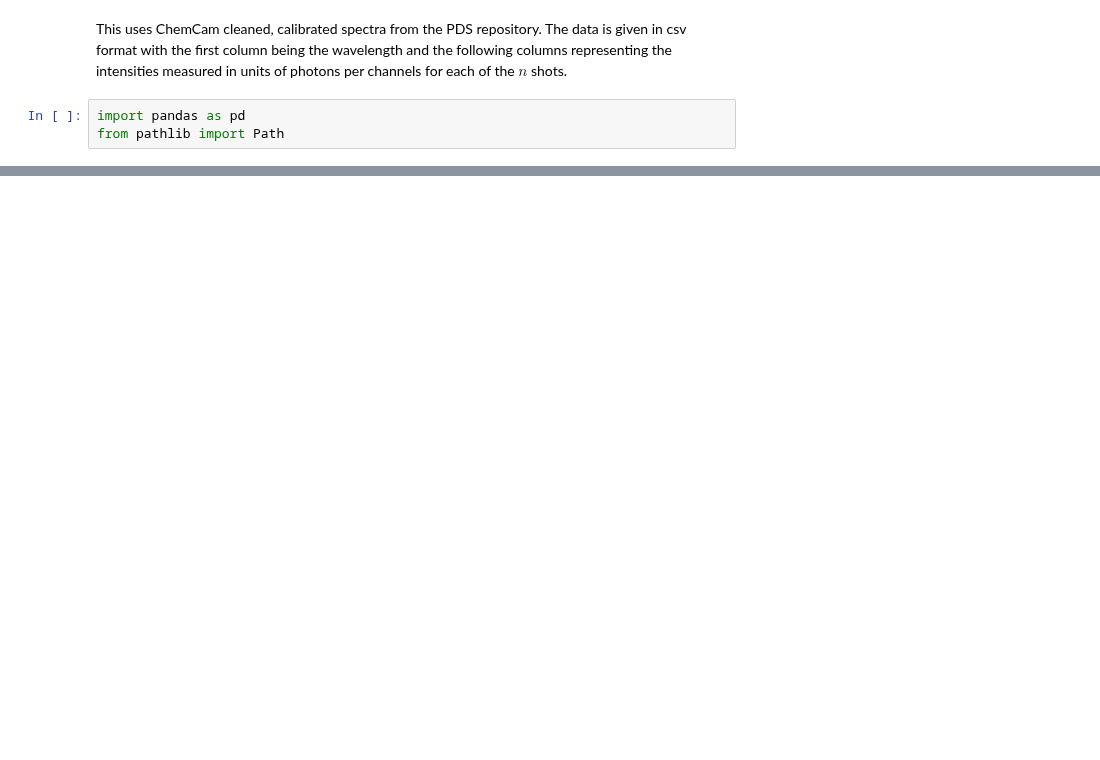
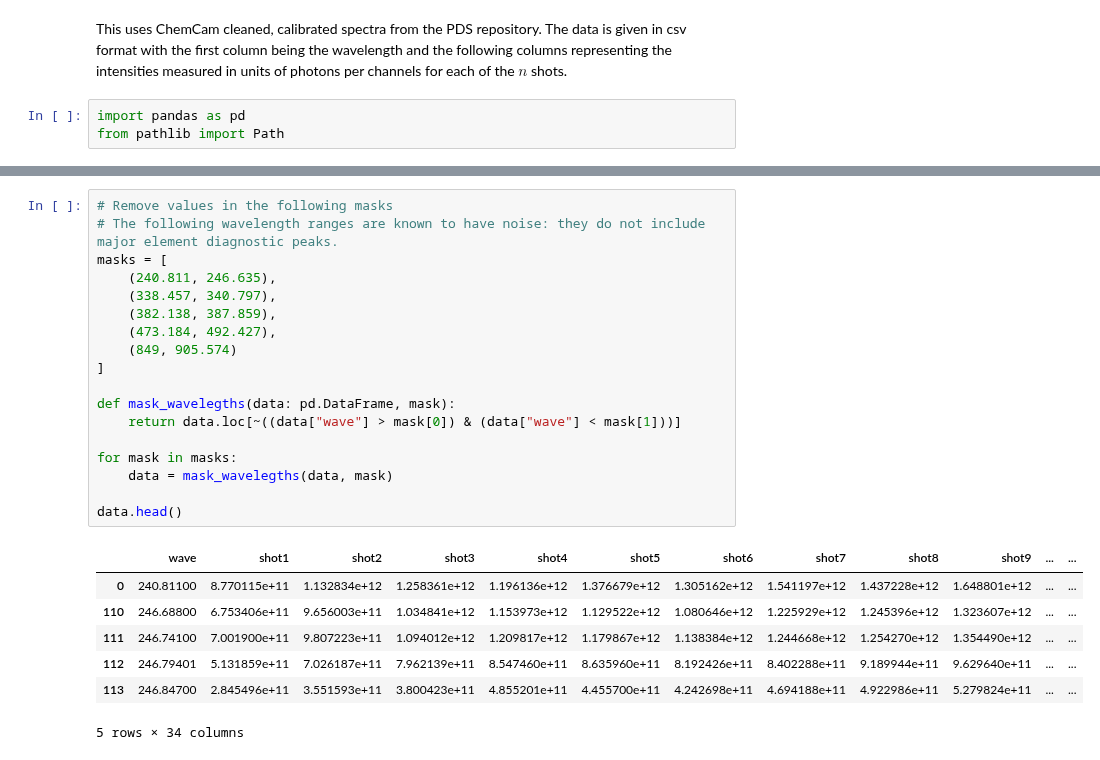
Before and after one commit to chhoumann/thesis-chemcam, a Jupyter notebook: baseline/notes.ipynb, the cells around one changed output, grey strips where cells are left out. Drawn from its saved outputs; the diff is of its cells as text; blank space fills up the shorter version.

```diff
--- a/baseline/notes.ipynb
+++ b/baseline/notes.ipynb
@@ -31,3 +38,29 @@ data.head()
+# %%
+# Remove values in the following masks
+# The following wavelength ranges are known to have noise: they do not include major element diagnostic peaks.
+masks = [
+    (240.811, 246.635),
+    (338.457, 340.797),
+    (382.138, 387.859),
+    (473.184, 492.427),
+    (849, 905.574)
+]
+
+def mask_wavelegths(data: pd.DataFrame, mask):
+    return data.loc[~((data["wave"] > mask[0]) & (data["wave"] < mask[1]))]
+
+for mask in masks:
+    data = mask_wavelegths(data, mask)
+
+data.head()
+# %% [output]
+|  | wave | shot1 | shot2 | shot3 | shot4 | shot5 | shot6 | shot7 | shot8 | shot9 | ... | ... |
+| 0 | 240.81100 | 8.770115e+11 | 1.132834e+12 | 1.258361e+12 | 1.196136e+12 | 1.376679e+12 | 1.305162e+12 | 1.541197e+12 | 1.437228e+12 | 1.648801e+12 | ... | ... |
+| 110 | 246.68800 | 6.753406e+11 | 9.656003e+11 | 1.034841e+12 | 1.153973e+12 | 1.129522e+12 | 1.080646e+12 | 1.225929e+12 | 1.245396e+12 | 1.323607e+12 | ... | ... |
+| 111 | 246.74100 | 7.001900e+11 | 9.807223e+11 | 1.094012e+12 | 1.209817e+12 | 1.179867e+12 | 1.138384e+12 | 1.244668e+12 | 1.254270e+12 | 1.354490e+12 | ... | ... |
+| 112 | 246.79401 | 5.131859e+11 | 7.026187e+11 | 7.962139e+11 | 8.547460e+11 | 8.635960e+11 | 8.192426e+11 | 8.402288e+11 | 9.189944e+11 | 9.629640e+11 | ... | ... |
+| 113 | 246.84700 | 2.845496e+11 | 3.551593e+11 | 3.800423e+11 | 4.855201e+11 | 4.455700e+11 | 4.242698e+11 | 4.694188e+11 | 4.922986e+11 | 5.279824e+11 | ... | ... |
+5 rows × 34 columns
 # %%
 # plot avg. of all shots (y) over wavelength (x)
 import matplotlib.pyplot as plt
```
Also changed, not shown: parts of 3 cells of this notebook.
